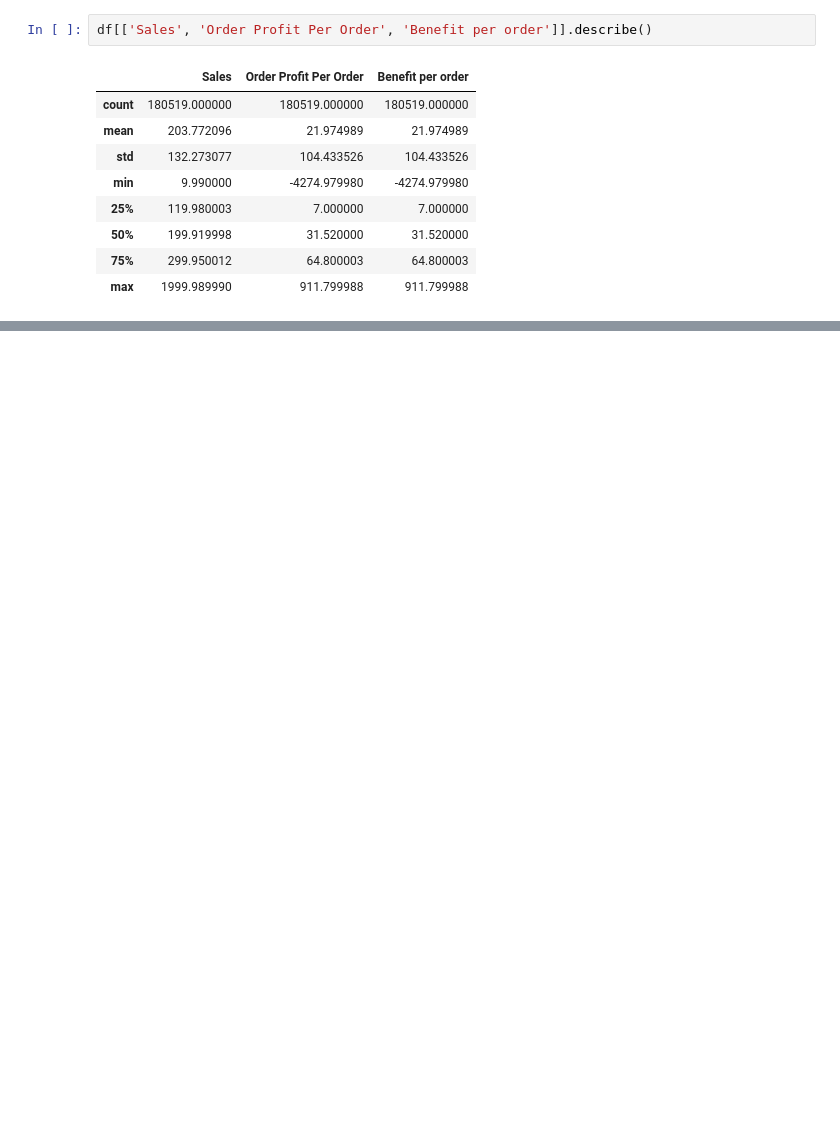
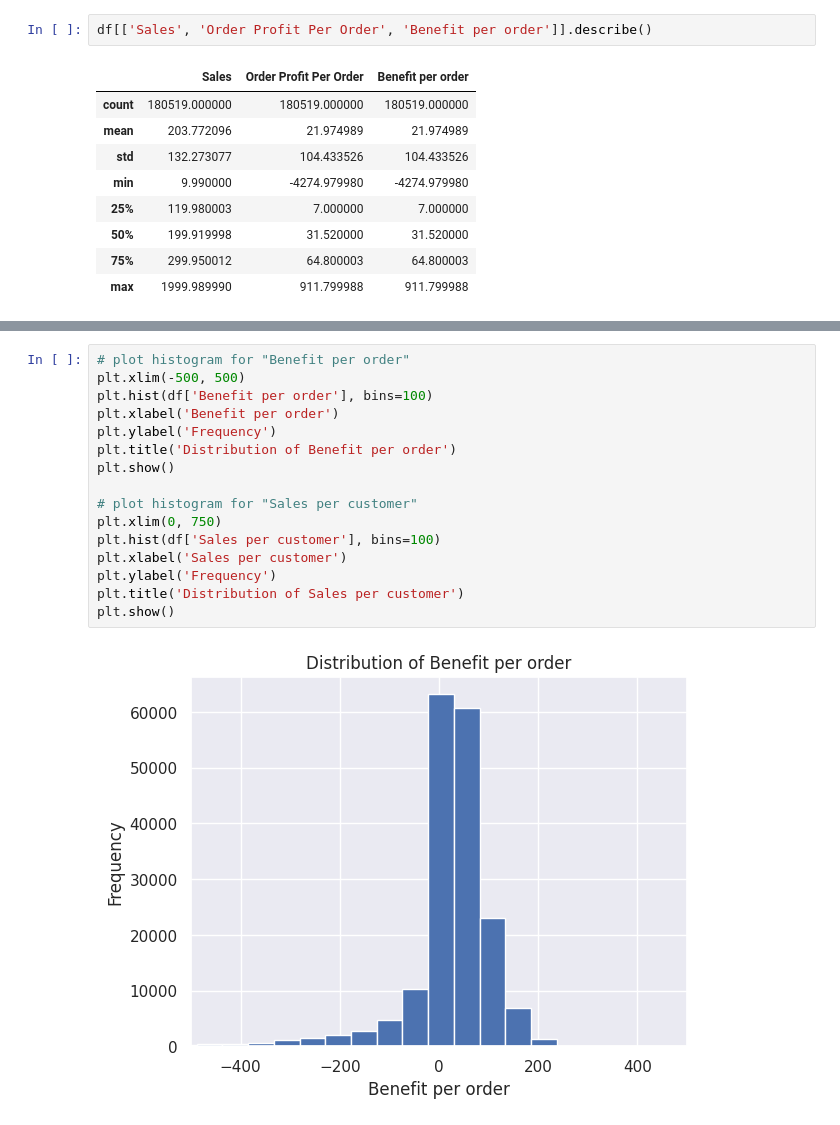
Before and after one commit to azamaufar/supplychainDA, a Jupyter notebook: EDA_Supply_Chain_Data.ipynb, the cells around one changed output, grey strips where cells are left out. Cells and saved outputs as stored; diff of their text form; blank space fills up the shorter version.

```diff
--- a/EDA_Supply_Chain_Data.ipynb
+++ b/EDA_Supply_Chain_Data.ipynb
@@ -293,0 +484,18 @@ df[['Sales', 'Order Profit Per Order', 'Benefit per order']].describe()
+# %%
+# plot histogram for "Benefit per order"
+plt.xlim(-500, 500)
+plt.hist(df['Benefit per order'], bins=100)
+plt.xlabel('Benefit per order')
+plt.ylabel('Frequency')
+plt.title('Distribution of Benefit per order')
+plt.show()
+
+# plot histogram for "Sales per customer"
+plt.xlim(0, 750)
+plt.hist(df['Sales per customer'], bins=100)
+plt.xlabel('Sales per customer')
+plt.ylabel('Frequency')
+plt.title('Distribution of Sales per customer')
+plt.show()
+# %% [output]
+[figure, added]
```
Also changed, not shown: parts of 23 cells of this notebook.
